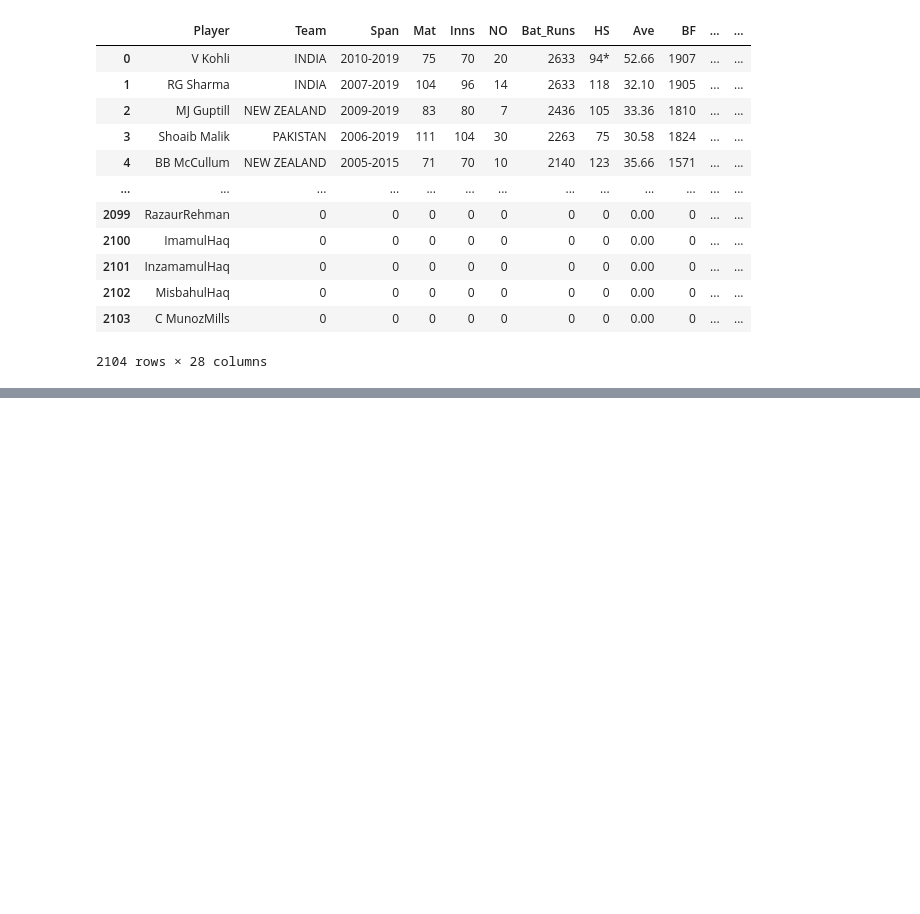
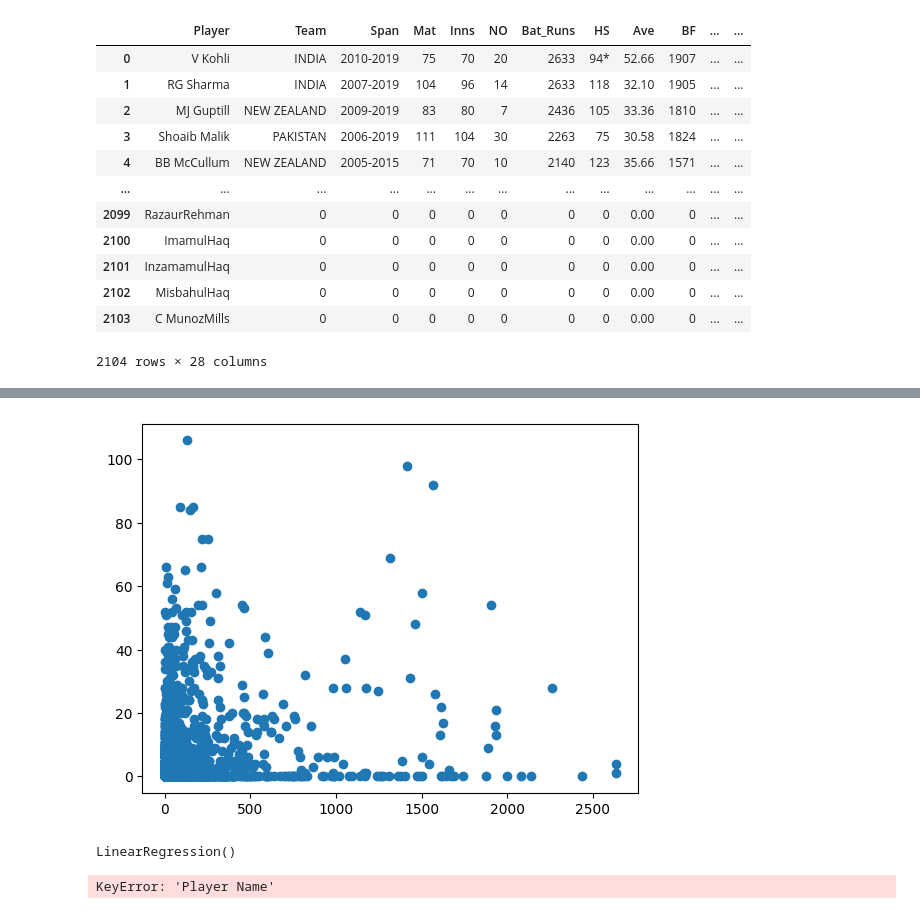
Before and after one commit to Vikaslh/Crick-stat-index-11, a Jupyter notebook: cric.ipynb, the cells around one changed output, grey strips where cells are left out. Drawn from its saved outputs; the diff is of its cells as text; code cells hidden in the pictures; blank space fills up the shorter version.

```diff
--- a/cric.ipynb
+++ b/cric.ipynb
@@ -145,0 +159,20 @@ sys.stdout.flush()
+# %%
+plt.scatter(df['Bat_Runs'],df['Wkts'])
+plt.show()
+# %% [output]
+[figure, added]
+# %%
+regr = linear_model.LinearRegression()
+regr.fit(X, y)
+# %% [output]
+LinearRegression()
+# %%
+batsman = df.dropna(subset=features)
+batdf = batsman[features].copy()
+batdf = batdf.set_index(batsman['Player Name'])
+batdf
+scaler = MinMaxScaler(feature_range=(0, 10), copy=True)
+scaled = pd.DataFrame( scaler.fit_transform(batdfdf), columns=batdf.columns, index=batdf.index)
+scaled
+# %% [output]
+KeyError: 'Player Name'
```
Also changed, not shown: parts of 3 cells of this notebook, 1 other file.
